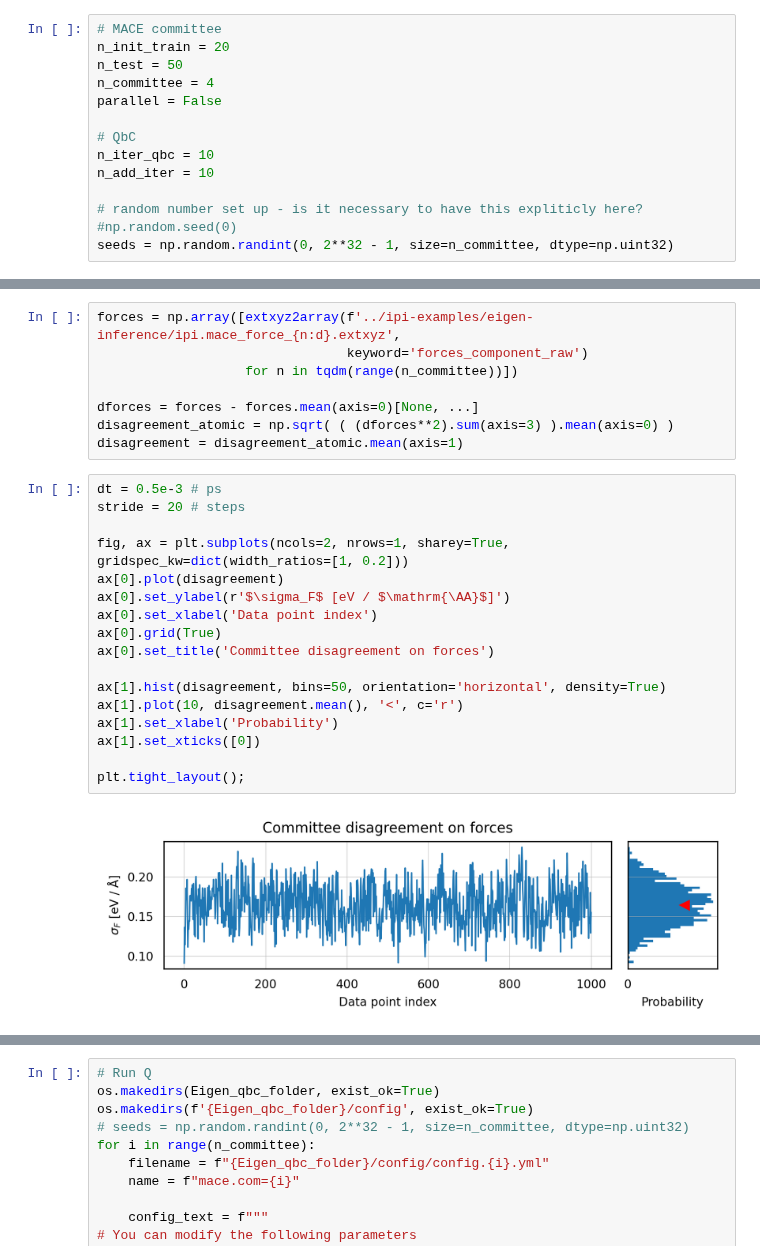
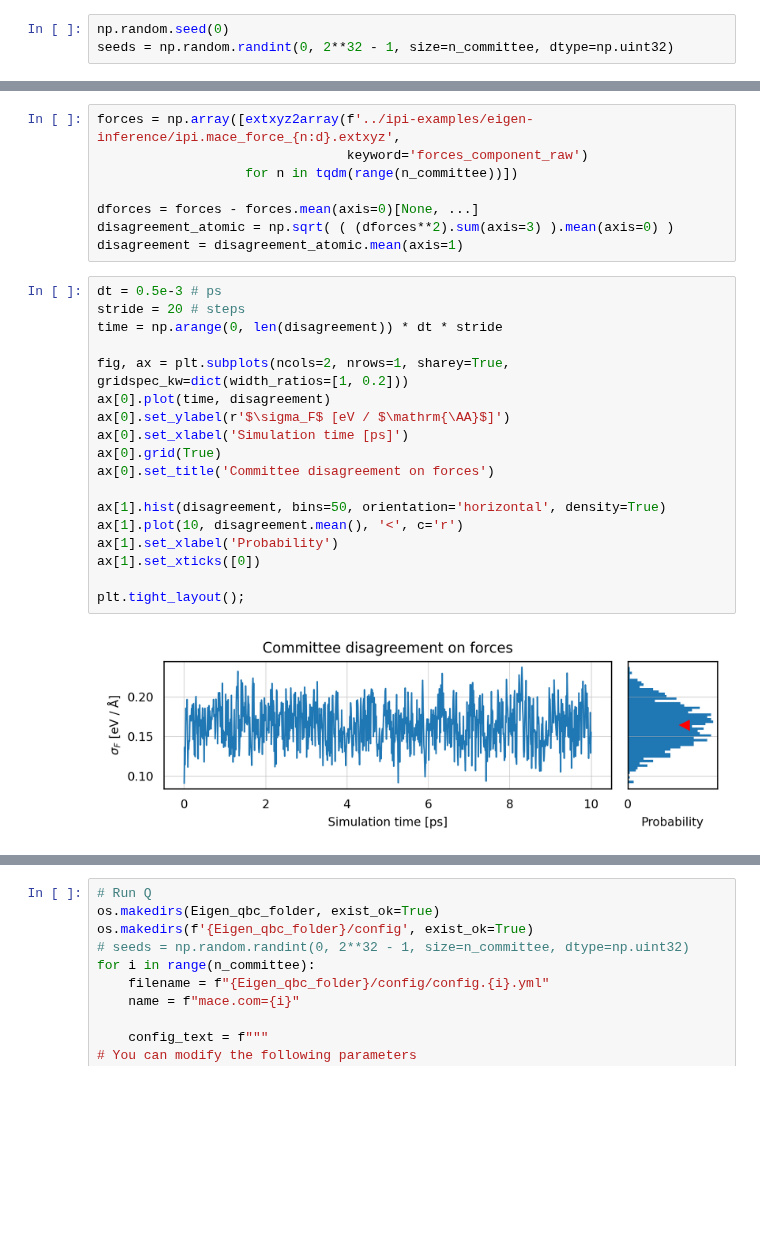
Before and after one commit to sabia-group/AL-tutorial, a Jupyter notebook: notebooks/eigen.ipynb, the cells around one changed output, grey strips where cells are left out. Drawn from its saved outputs; the diff is of its cells as text; blank space fills up the shorter version.

```diff
--- a/notebooks/eigen.ipynb
+++ b/notebooks/eigen.ipynb
@@ -23,15 +33,4 @@ plt.style.use('notebook.mplstyle')
 # %%
-# MACE committee
-n_init_train = 20
-n_test = 50
-n_committee = 4
-parallel = False
-
-# QbC
-n_iter_qbc = 10
-n_add_iter = 10
-
-# random number set up - is it necessary to have this expliticly here?
-#np.random.seed(0)
+np.random.seed(0)
 seeds = np.random.randint(0, 2**32 - 1, size=n_committee, dtype=np.uint32)
 # %% [markdown]
@@ -47,19 +57,20 @@ disagreement = disagreement_atomic.mean(axis=1)
 # %%
 dt = 0.5e-3 # ps
 stride = 20 # steps
+time = np.arange(0, len(disagreement)) * dt * stride
 
 fig, ax = plt.subplots(ncols=2, nrows=1, sharey=True, gridspec_kw=dict(width_ratios=[1, 0.2]))
-ax[0].plot(disagreement)
+ax[0].plot(time, disagreement)
 ax[0].set_ylabel(r'$\sigma_F$ [eV / $\mathrm{\AA}$]')
-ax[0].set_xlabel('Data point index')
+ax[0].set_xlabel('Simulation time [ps]')
 ax[0].grid(True)
 ax[0].set_title('Committee disagreement on forces')
 
 ax[1].hist(disagreement, bins=50, orientation='horizontal', density=True)
 ax[1].plot(10, disagreement.mean(), '<', c='r')
 ax[1].set_xlabel('Probability')
 ax[1].set_xticks([0])
 
 plt.tight_layout();
 # %% [output]
-[figure, old version]
+[figure, new version]
```
Also changed, not shown: parts of 19 cells of this notebook.
